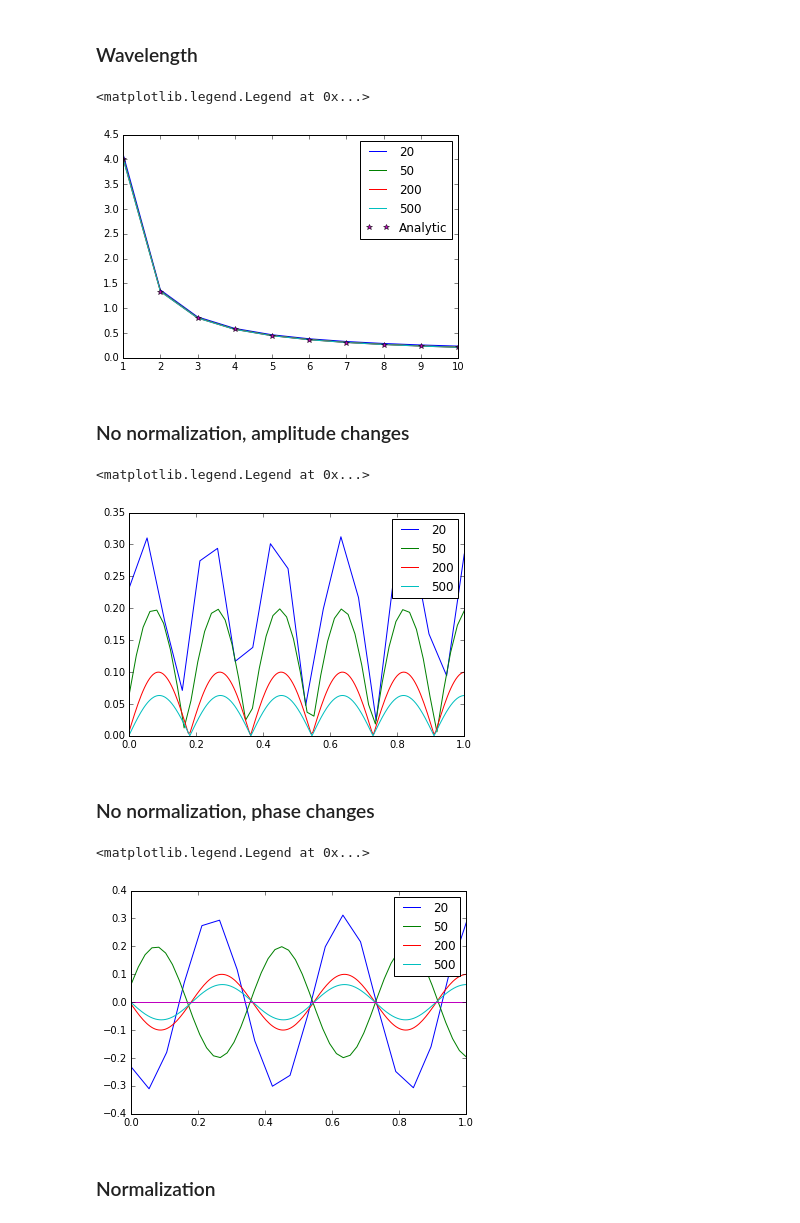
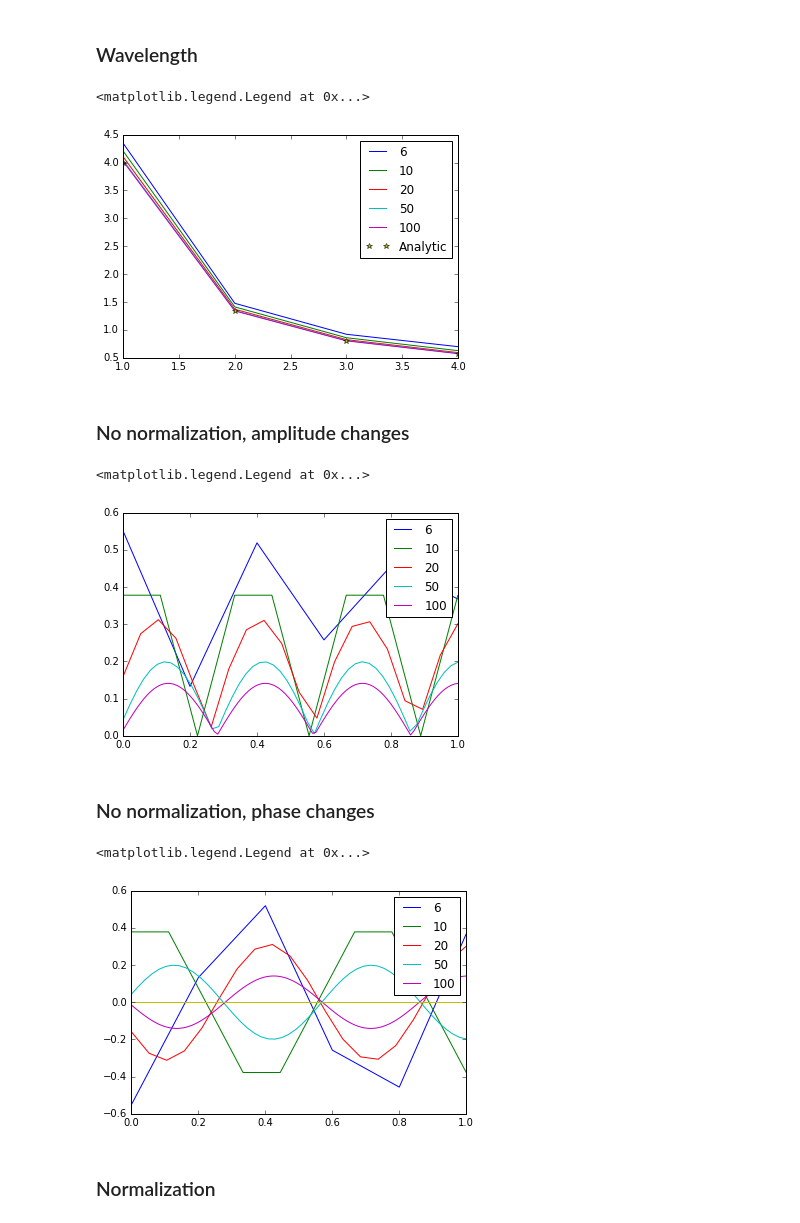
Before and after one commit to kostyfisik/students-2019, a Jupyter notebook: 2_fdfd/Task1_PEC-PMC_Eigenmodes.ipynb, the cells around one changed output. Saved outputs shown, nothing was run; the diff lists cells and outputs as text; code cells hidden in the pictures.

```diff
--- a/2_fdfd/Task1_PEC-PMC_Eigenmodes.ipynb
+++ b/2_fdfd/Task1_PEC-PMC_Eigenmodes.ipynb
@@ -306,10 +306,10 @@ for n in np.arange(V.shape[1]):
 ## Discretization artefacts
 ### Solve
 # %%
-discret = [20, 50, 200, 500]
+discret = [6, 10, 20, 50, 100]
 eigs = []
 field = []
-num_eigs = 10
+num_eigs = 4
 
 for num in discret:
     # Grid
@@ -357,32 +357,32 @@ plt.plot(np.linspace(1,num_eigs, num_eigs), 4/(2*np.linspace(0,num_eigs-1, num_e
 plt.legend([str(s) for s in discret] + ["Analytic"])
 # %% [output]
 <matplotlib.legend.Legend at 0x...>
-[figure, old version]
+[figure, new version]
 # %% [markdown]
 ### No normalization, amplitude changes
 # %%
 for f in field:
     #norm = np.max(np.abs(f[:,5]))
     norm = 1.
-    plt.plot(np.linspace(0, 1, len(f[:,5])), np.divide(np.abs(f[:,5]), norm))
+    plt.plot(np.linspace(0, 1, len(f[:,num_eigs-1])), np.divide(np.abs(f[:,num_eigs-1]), norm))
 
 plt.legend([str(n) for n in discret])
 # %% [output]
 <matplotlib.legend.Legend at 0x...>
-[figure, old version]
+[figure, new version]
 # %% [markdown]
 ### No normalization, phase changes
 # %%
 for f in field:
     #norm = np.max(np.abs(f[:,5]))
     norm = 1.
-    plt.plot(np.linspace(0, 1, len(f[:,5])), np.divide(np.real(f[:,5]), norm))
+    plt.plot(np.linspace(0, 1, len(f[:,num_eigs-1])), np.divide(np.real(f[:,num_eigs-1]), norm))
 
 plt.plot([0, 1], [0., 0.])
 plt.legend([str(n) for n in discret])
 # %% [output]
 <matplotlib.legend.Legend at 0x...>
-[figure, old version]
+[figure, new version]
 # %% [markdown]
 ### Normalization
 # %%
```
Also changed, not shown: parts of 1 cell of this notebook, 1 other file.
